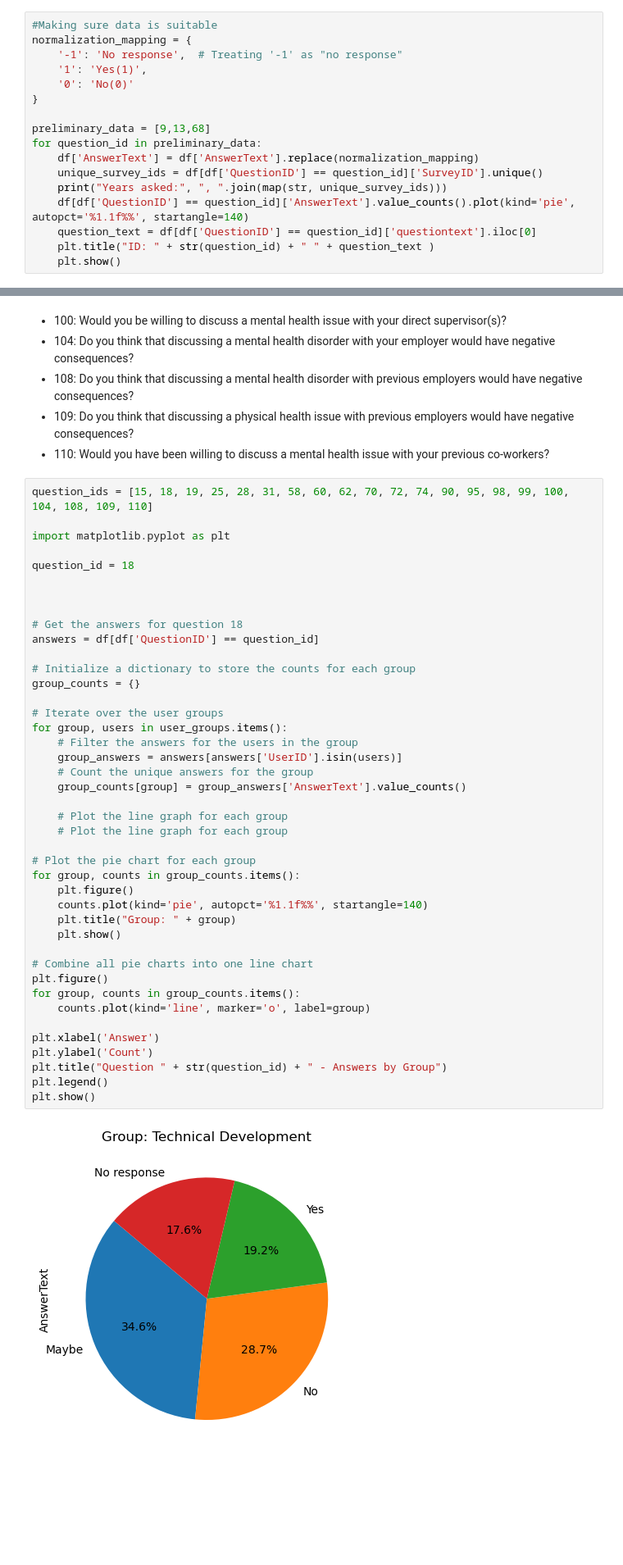
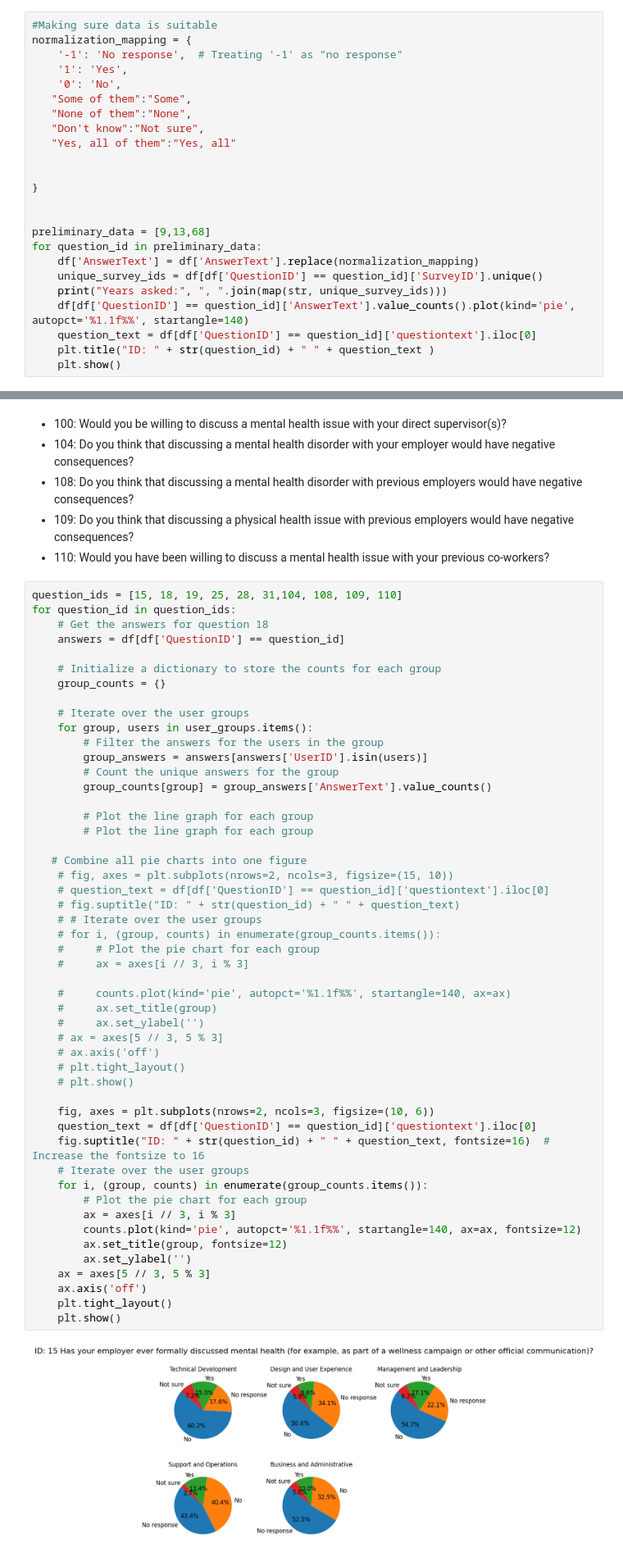
Before and after one commit to Itsamesamir/COMP0031, a Jupyter notebook: mentalHealth/jobRole.ipynb, the cells around one changed output, grey strips where cells are left out. Shown at 82% size. Cells and saved outputs as stored; diff of their text form; blank space fills up the shorter version.

Commit message:
final changes job roles question

```diff
--- a/mentalHealth/jobRole.ipynb
+++ b/mentalHealth/jobRole.ipynb
@@ -48,9 +57,16 @@ HR
 #Making sure data is suitable
 normalization_mapping = {
     '-1': 'No response',  # Treating '-1' as "no response"
-    '1': 'Yes(1)',
-    '0': 'No(0)'
+    '1': 'Yes',
+    '0': 'No',
+   "Some of them":"Some",
+   "None of them":"None",
+   "Don't know":"Not sure",
+   "Yes, all of them":"Yes, all"
+
+
 }
+
 
 preliminary_data = [9,13,68]
 for question_id in preliminary_data:
@@ -192,46 +243,54 @@ print(str(percentage) +"% of users who answered yes to having a mental health di
     <li>110: Would you have been willing to discuss a mental health issue with your previous co-workers?</li>
 </ul>
 # %%
-question_ids = [15, 18, 19, 25, 28, 31, 58, 60, 62, 70, 72, 74, 90, 95, 98, 99, 100, 104, 108, 109, 110]
+question_ids = [15, 18, 19, 25, 28, 31,104, 108, 109, 110]
+for question_id in question_ids:
+    # Get the answers for question 18
+    answers = df[df['QuestionID'] == question_id]
 
-import matplotlib.pyplot as plt
+    # Initialize a dictionary to store the counts for each group
+    group_counts = {}
 
-question_id = 18
+    # Iterate over the user groups
+    for group, users in user_groups.items():
+        # Filter the answers for the users in the group
+        group_answers = answers[answers['UserID'].isin(users)]
+        # Count the unique answers for the group
+        group_counts[group] = group_answers['AnswerText'].value_counts()
 
+        # Plot the line graph for each group
+        # Plot the line graph for each group
 
+   # Combine all pie charts into one figure
+    # fig, axes = plt.subplots(nrows=2, ncols=3, figsize=(15, 10))
+    # question_text = df[df['QuestionID'] == question_id]['questiontext'].iloc[0]
+    # fig.suptitle("ID: " + str(question_id) + " " + question_text)
+    # # Iterate over the user groups
+    # for i, (group, counts) in enumerate(group_counts.items()):
+    #     # Plot the pie chart for each group
+    #     ax = axes[i // 3, i % 3]
 
-# Get the answers for question 18
-answers = df[df['QuestionID'] == question_id]
+    #     counts.plot(kind='pie', autopct='%1.1f%%', startangle=140, ax=ax)
+    #     ax.set_title(group)
+    #     ax.set_ylabel('')
+    # ax = axes[5 // 3, 5 % 3]
+    # ax.axis('off')
+    # plt.tight_layout()
+    # plt.show()
 
-# Initialize a dictionary to store the counts for each group
-group_counts = {}
-
-# Iterate over the user groups
-for group, users in user_groups.items():
-    # Filter the answers for the users in the group
-    group_answers = answers[answers['UserID'].isin(users)]
-    # Count the unique answers for the group
-    group_counts[group] = group_answers['AnswerText'].value_counts()
-
-    # Plot the line graph for each group
-    # Plot the line graph for each group
-
-# Plot the pie chart for each group
-for group, counts in group_counts.items():
-    plt.figure()
-    counts.plot(kind='pie', autopct='%1.1f%%', startangle=140)
-    plt.title("Group: " + group)
+    fig, axes = plt.subplots(nrows=2, ncols=3, figsize=(10, 6))
+    question_text = df[df['QuestionID'] == question_id]['questiontext'].iloc[0]
+    fig.suptitle("ID: " + str(question_id) + " " + question_text, fontsize=16)  # Increase the fontsize to 16
+    # Iterate over the user groups
+    for i, (group, counts) in enumerate(group_counts.items()):
+        # Plot the pie chart for each group
+        ax = axes[i // 3, i % 3]
+        counts.plot(kind='pie', autopct='%1.1f%%', startangle=140, ax=ax, fontsize=12)
+        ax.set_title(group, fontsize=12)
+        ax.set_ylabel('')
+    ax = axes[5 // 3, 5 % 3]
+    ax.axis('off')
+    plt.tight_layout()
     plt.show()
-
-# Combine all pie charts into one line chart
-plt.figure()
-for group, counts in group_counts.items():
-    counts.plot(kind='line', marker='o', label=group)
-
-plt.xlabel('Answer')
-plt.ylabel('Count')
-plt.title("Question " + str(question_id) + " - Answers by Group")
-plt.legend()
-plt.show()
 # %% [output]
-[figure, old version]
+[figure, new version]
```
Also changed, not shown: parts of 15 cells of this notebook, 17 other files.
